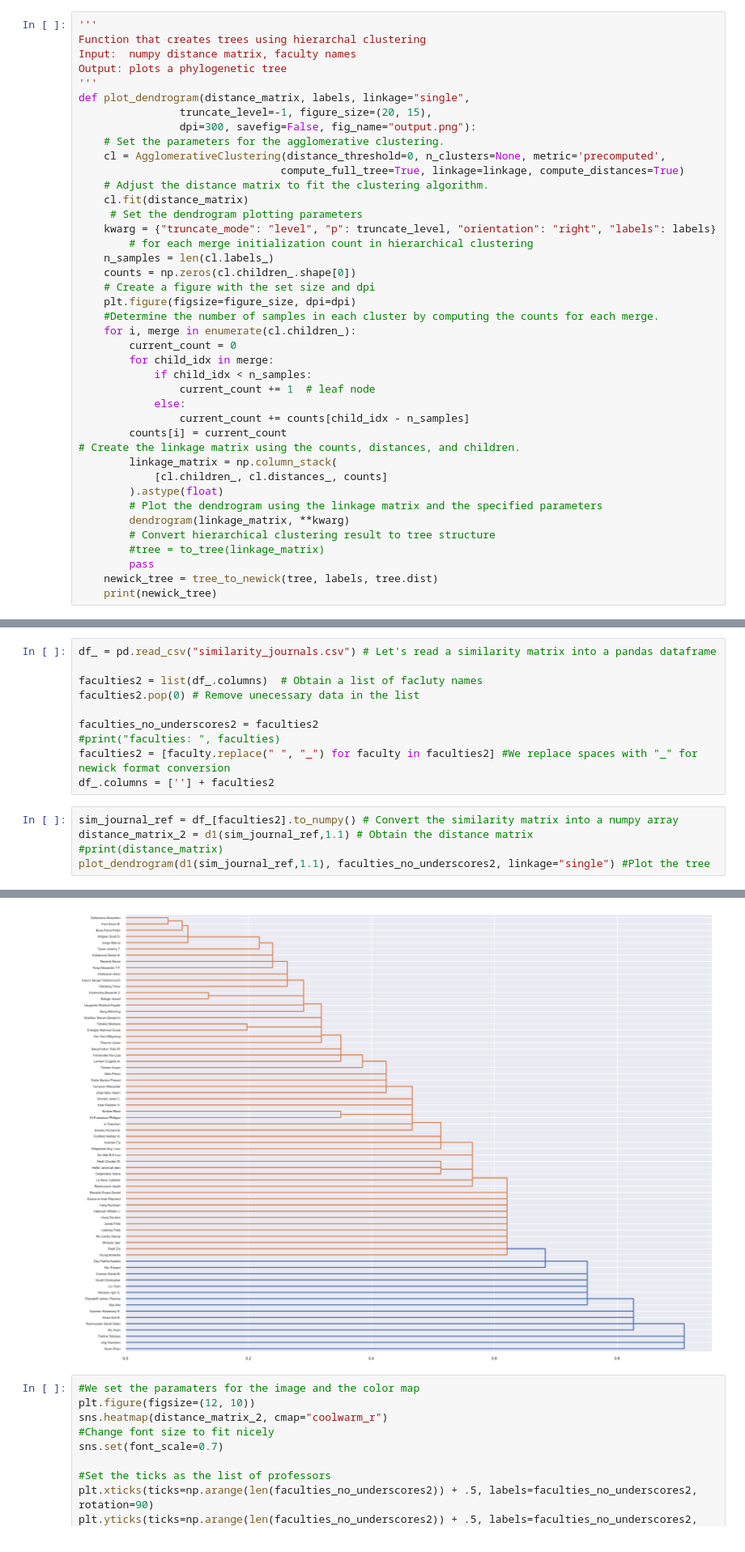
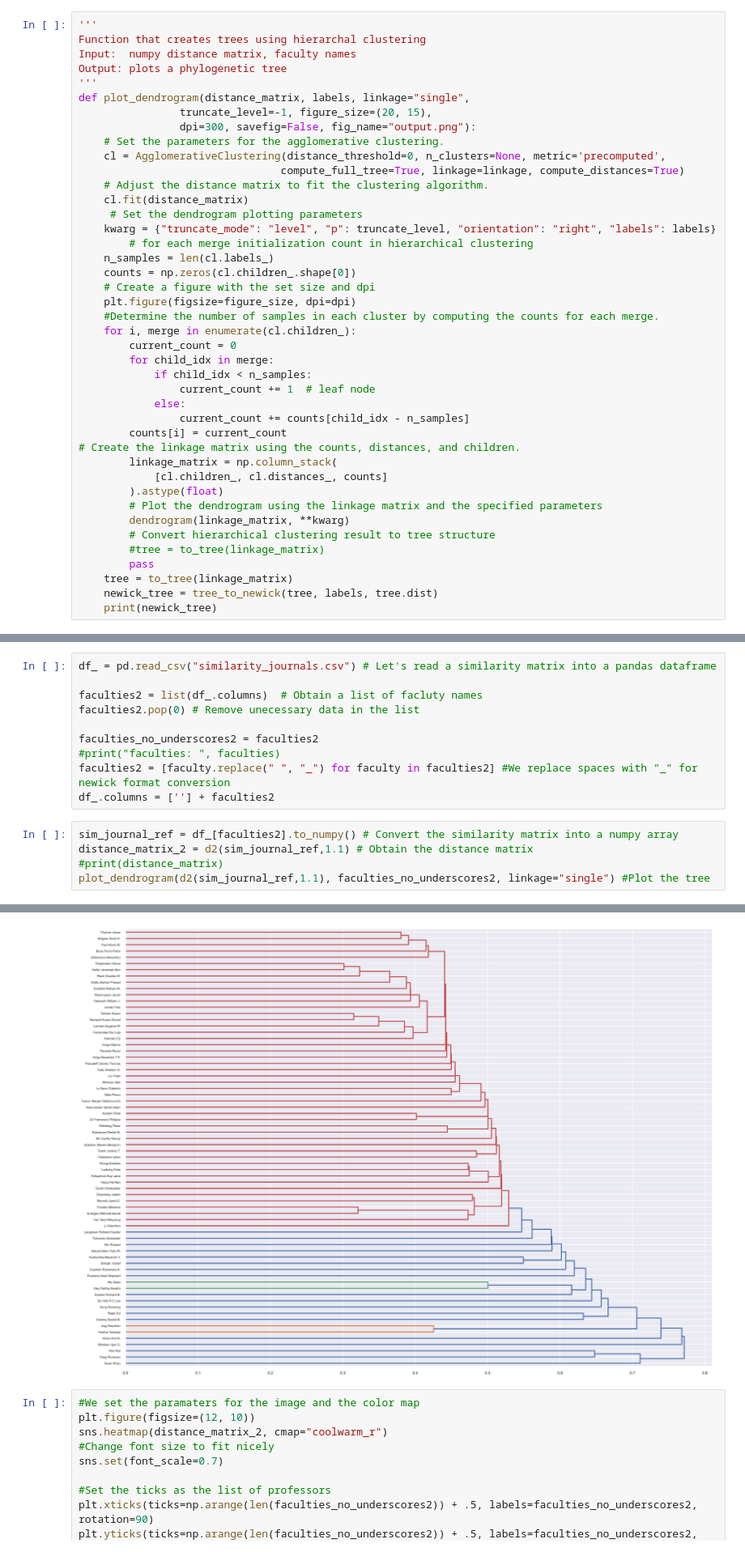
Before and after one commit to PrajeetCoding/IGLDEEPSTRUCTURES, a Jupyter notebook: CurrNotebook.ipynb, the cells around one changed output, grey strips where cells are left out. Shown at 81% size. Cells and saved outputs as stored; diff of their text form.

```diff
--- a/CurrNotebook.ipynb
+++ b/CurrNotebook.ipynb
@@ -392,6 +392,7 @@ def plot_dendrogram(distance_matrix, labels, linkage="single",
         # Convert hierarchical clustering result to tree structure
         #tree = to_tree(linkage_matrix)
         pass
+    tree = to_tree(linkage_matrix)
     newick_tree = tree_to_newick(tree, labels, tree.dist)
     print(newick_tree)
 # %% [markdown]
@@ -498,7 +500,7 @@ faculties2 = [faculty.replace(" ", "_") for faculty in faculties2] #We replace s
 df_.columns = [''] + faculties2
 # %%
 sim_journal_ref = df_[faculties2].to_numpy() # Convert the similarity matrix into a numpy array
-distance_matrix_2 = d1(sim_journal_ref,1.1) # Obtain the distance matrix
+distance_matrix_2 = d2(sim_journal_ref,1.1) # Obtain the distance matrix
 #print(distance_matrix)
-plot_dendrogram(d1(sim_journal_ref,1.1), faculties_no_underscores2, linkage="single") #Plot the tree
+plot_dendrogram(d2(sim_journal_ref,1.1), faculties_no_underscores2, linkage="single") #Plot the tree
 # %% [output]
@@ -505,4 +508,4 @@ plot_dendrogram(d1(sim_journal_ref,1.1), faculties_no_underscores2, linkage="sin
-[figure, old version]
+[figure, new version]
 # %%
 #We set the paramaters for the image and the color map
 plt.figure(figsize=(12, 10))
```
Also changed, not shown: parts of 8 cells of this notebook.
